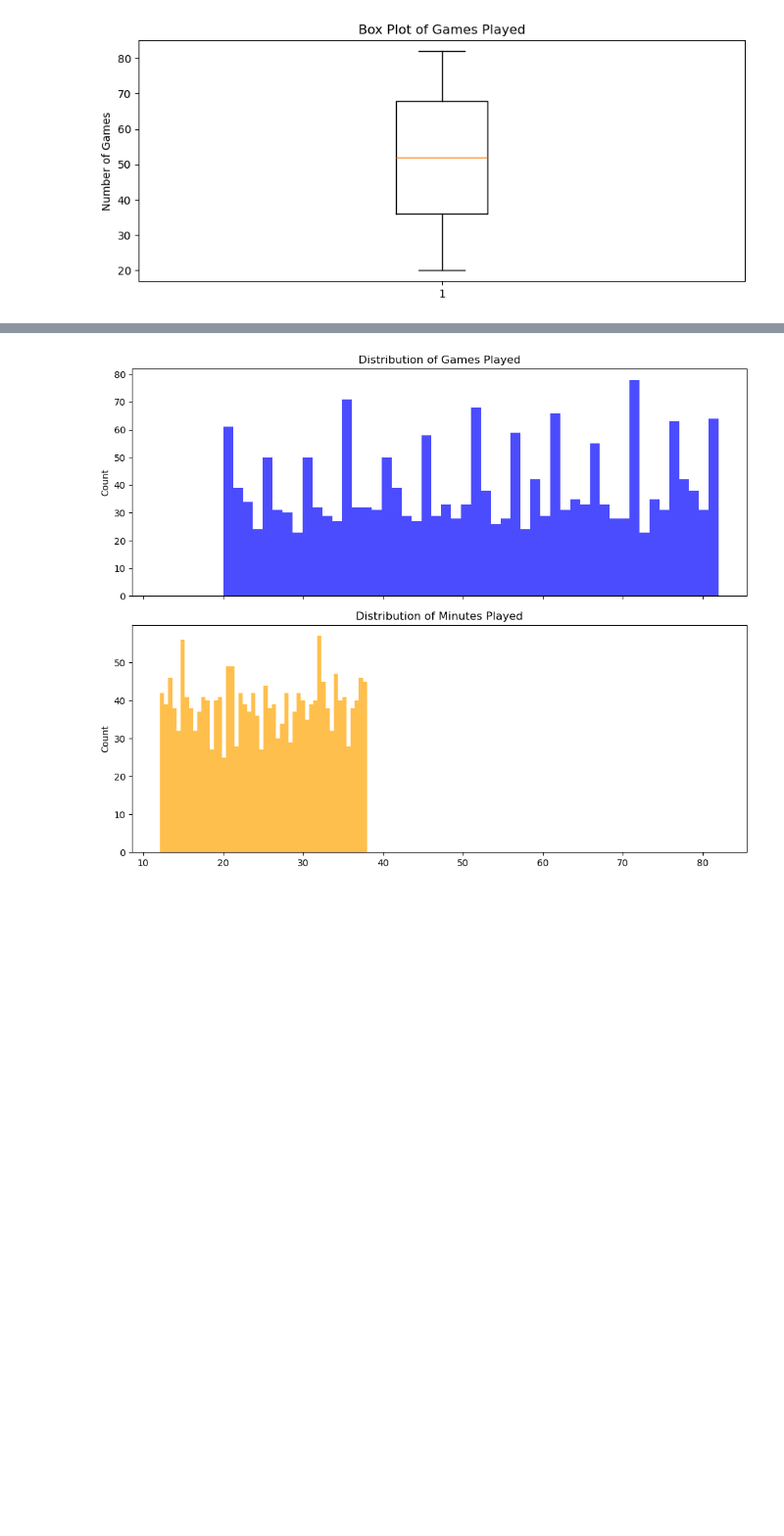
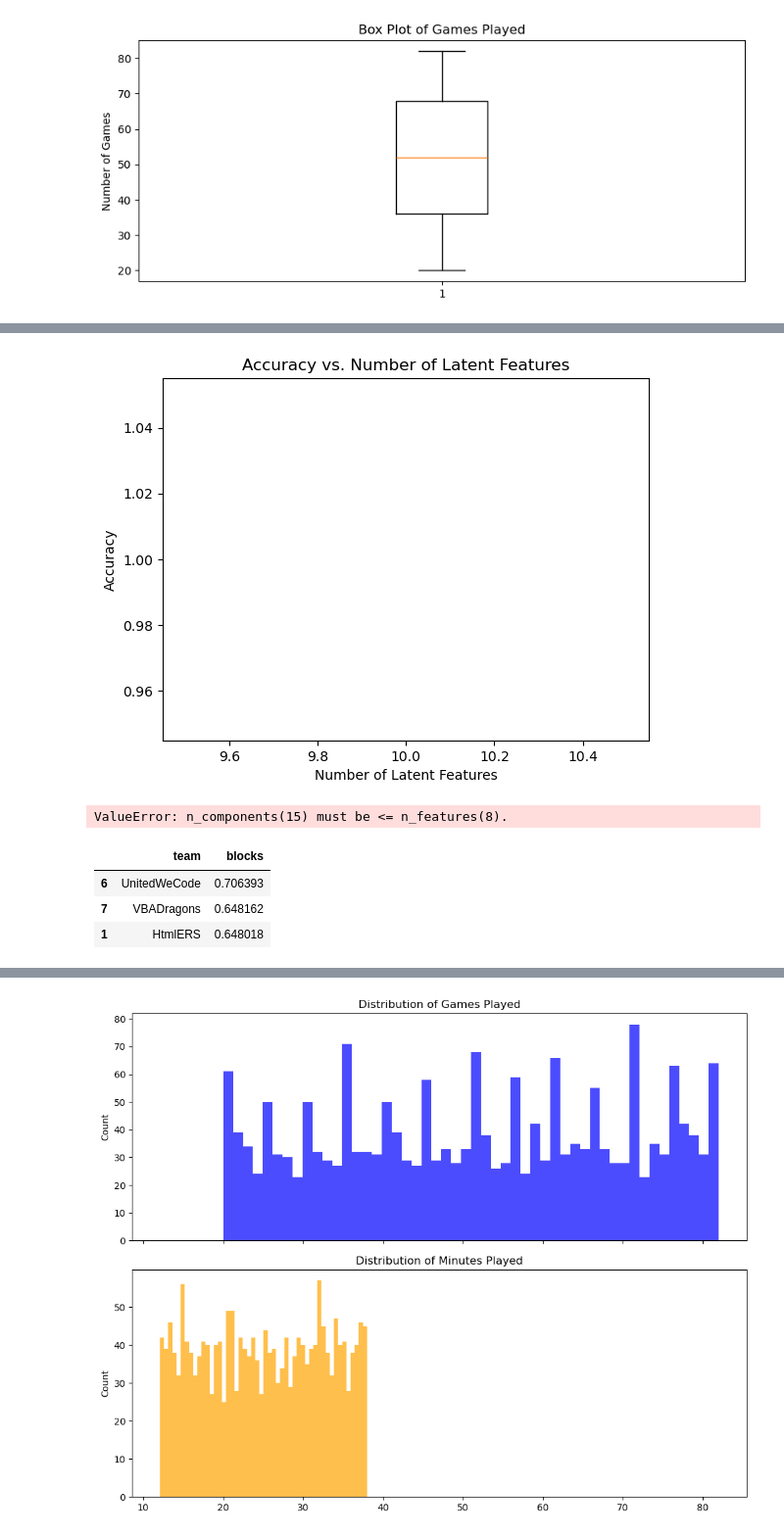
Before and after one commit to mrme77/Fantasy-League-Recommender, a Jupyter notebook: DataAnalysis.ipynb, the cells around one changed output, grey strips where cells are left out. Shown at 98% size. Saved outputs shown, nothing was run; the diff lists cells and outputs as text; code cells hidden in the pictures; blank space fills up the shorter version.

```diff
--- a/DataAnalysis.ipynb
+++ b/DataAnalysis.ipynb
@@ -159,0 +422,64 @@ plt.show();
+# %%
+
+
+# Perform SVD
+u, s, vt = np.linalg.svd(interaction_matrix, full_matrices=False)
+
+# Define number of latent features to test
+num_latent_feats = np.arange(10, min(interaction_matrix.shape) + 10, 20)
+sum_errs = []
+
+for k in num_latent_feats:
+    # Restructure with k latent features
+    s_new = np.diag(s[:k])  # Create diagonal matrix for top k singular values
+    u_new = u[:, :k]        # Keep first k columns of u
+    vt_new = vt[:k, :]      # Keep first k rows of vt
+
+    # Take dot product to reconstruct the matrix
+    user_item_est = np.dot(np.dot(u_new, s_new), vt_new)
+
+    # Compute error for each prediction compared to actual value
+    diffs = np.subtract(interaction_matrix, user_item_est)
+
+    # Total errors and keep track of them
+    err = np.sum(np.sum(np.abs(diffs)))
+    sum_errs.append(err)
+
+# Plot the accuracy vs number of latent features
+plt.plot(num_latent_feats, 1 - np.array(sum_errs) / interaction_matrix.size)
+plt.xlabel('Number of Latent Features')
+plt.ylabel('Accuracy')
+plt.title('Accuracy vs. Number of Latent Features')
+plt.show()
+# %% [output]
+[figure, added]
+# %%
+# Apply SVD for matrix factorization
+svd = TruncatedSVD(n_components=15, random_state=42)
+latent_features = svd.fit_transform(interaction_matrix)
+
+# Reconstruct the matrix using latent features
+predicted_matrix = np.dot(latent_features, svd.components_)
+predicted_df = pd.DataFrame(
+    predicted_matrix, index=interaction_matrix.index, columns=interaction_matrix.columns
+)
+
+# Normalize the predicted scores for easier interpretation
+scaler = MinMaxScaler()
+predicted_df_normalized = pd.DataFrame(
+    scaler.fit_transform(predicted_df),
+    index=predicted_df.index,
+    columns=predicted_df.columns
+)
+# %% [output]
+ValueError: n_components(15) must be <= n_features(8).
+# %%
+top3_blocker_teams = df.groupby('team')['blocks'].mean()\
+                     .reset_index()\
+                     .sort_values('blocks',ascending=False).head(3)
+top3_blocker_teams
+# %% [output]
+|  | team | blocks |
+| 6 | UnitedWeCode | 0.706393 |
+| 7 | VBADragons | 0.648162 |
+| 1 | HtmlERS | 0.648018 |
```
Also changed, not shown: parts of 24 cells of this notebook, 1 other file.
